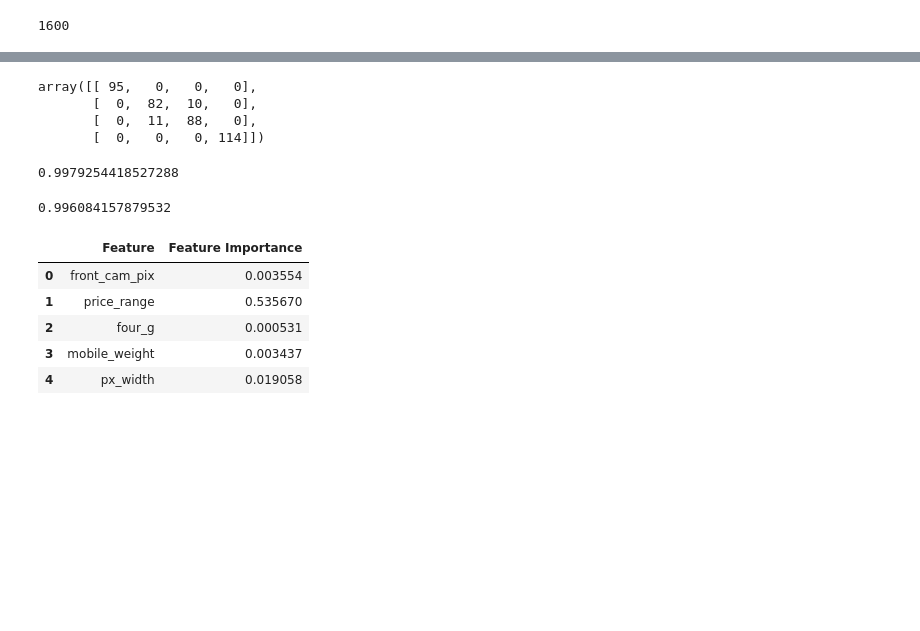
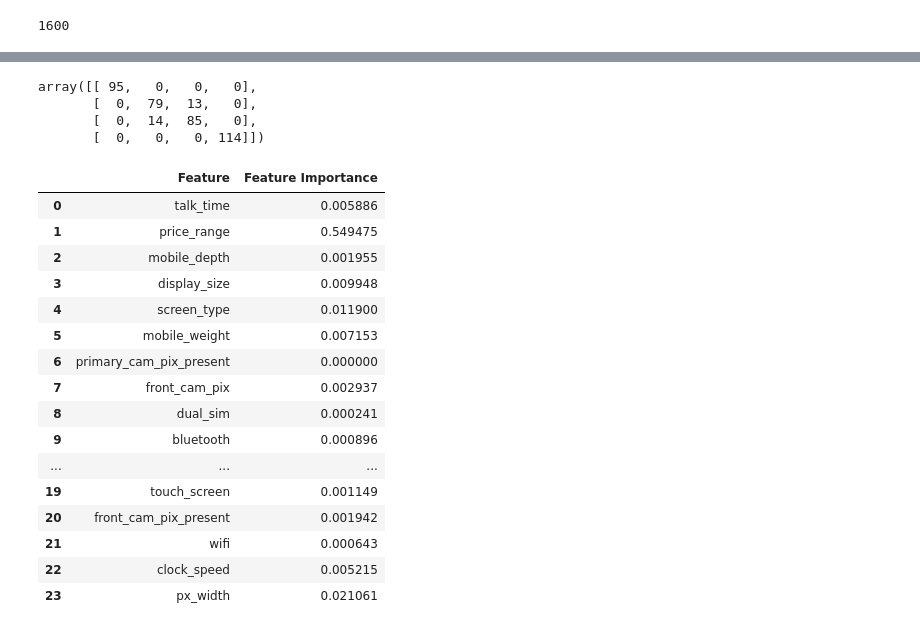
Before and after one commit to Ajay0110/Mobile-Price-Range-Prediction, a Jupyter notebook: Mobile_Price_Range_Prediction.ipynb, the cells around one changed output, grey strips where cells are left out. Saved outputs shown, nothing was run; the diff lists cells and outputs as text; code cells hidden in the pictures; blank space fills up the shorter version.

```diff
--- a/Mobile_Price_Range_Prediction.ipynb
+++ b/Mobile_Price_Range_Prediction.ipynb
@@ -1029,0 +1119,5 @@ test_roc_auc
+# %%
+from sklearn import svm
+svm_cls = svm.SVC(decision_function_shape='ovr',probability=True)
+# %%
+svm_cls.fit(X_train, y_train)
@@ -1164,9 +1370,9 @@ array([[405,   0,   0,   0],
        [  0,   0,   0, 386]])
 # %%
 # Test Confusion Matrix
-test_cm
+test_cm_rf
 # %% [output]
 array([[ 95,   0,   0,   0],
-       [  0,  82,  10,   0],
-       [  0,  11,  88,   0],
+       [  0,  79,  13,   0],
+       [  0,  14,  85,   0],
        [  0,   0,   0, 114]])
@@ -1177,13 +1379,3 @@ test_auc = roc_auc_score(y_test,test_preds,multi_class='ovr')
-# %%
-# Train ROC_AUC score
-train_auc
-# %% [output]
-0.9979254418527288
-# %%
-# Test ROC_AUC score
-test_auc
-# %% [output]
-0.996084157879532
 # %%
 # Creating feature importance dataframe for RandomForestClassifier
 importances = rf_optimal_model.feature_importances_
@@ -1193,14 +1385,25 @@ importance_dict = {'Feature' : list(X_train.columns),
 
 importance_df = pd.DataFrame(importance_dict)
 # %%
-importance_df.head()
+importance_df
 # %% [output]
 |  | Feature | Feature Importance |
-| 0 | front_cam_pix | 0.003554 |
-| 1 | price_range | 0.535670 |
-| 2 | four_g | 0.000531 |
-| 3 | mobile_weight | 0.003437 |
-| 4 | px_width | 0.019058 |
+| 0 | talk_time | 0.005886 |
+| 1 | price_range | 0.549475 |
+| 2 | mobile_depth | 0.001955 |
+| 3 | display_size | 0.009948 |
+| 4 | screen_type | 0.011900 |
+| 5 | mobile_weight | 0.007153 |
+| 6 | primary_cam_pix_present | 0.000000 |
+| 7 | front_cam_pix | 0.002937 |
+| 8 | dual_sim | 0.000241 |
+| 9 | bluetooth | 0.000896 |
+| ... | ... | ... |
+| 19 | touch_screen | 0.001149 |
+| 20 | front_cam_pix_present | 0.001942 |
+| 21 | wifi | 0.000643 |
+| 22 | clock_speed | 0.005215 |
+| 23 | px_width | 0.021061 |
 # %%
 # Feature Importance plot
 plt.figure(figsize=(15,6))
```
Also changed, not shown: parts of 63 cells of this notebook.
